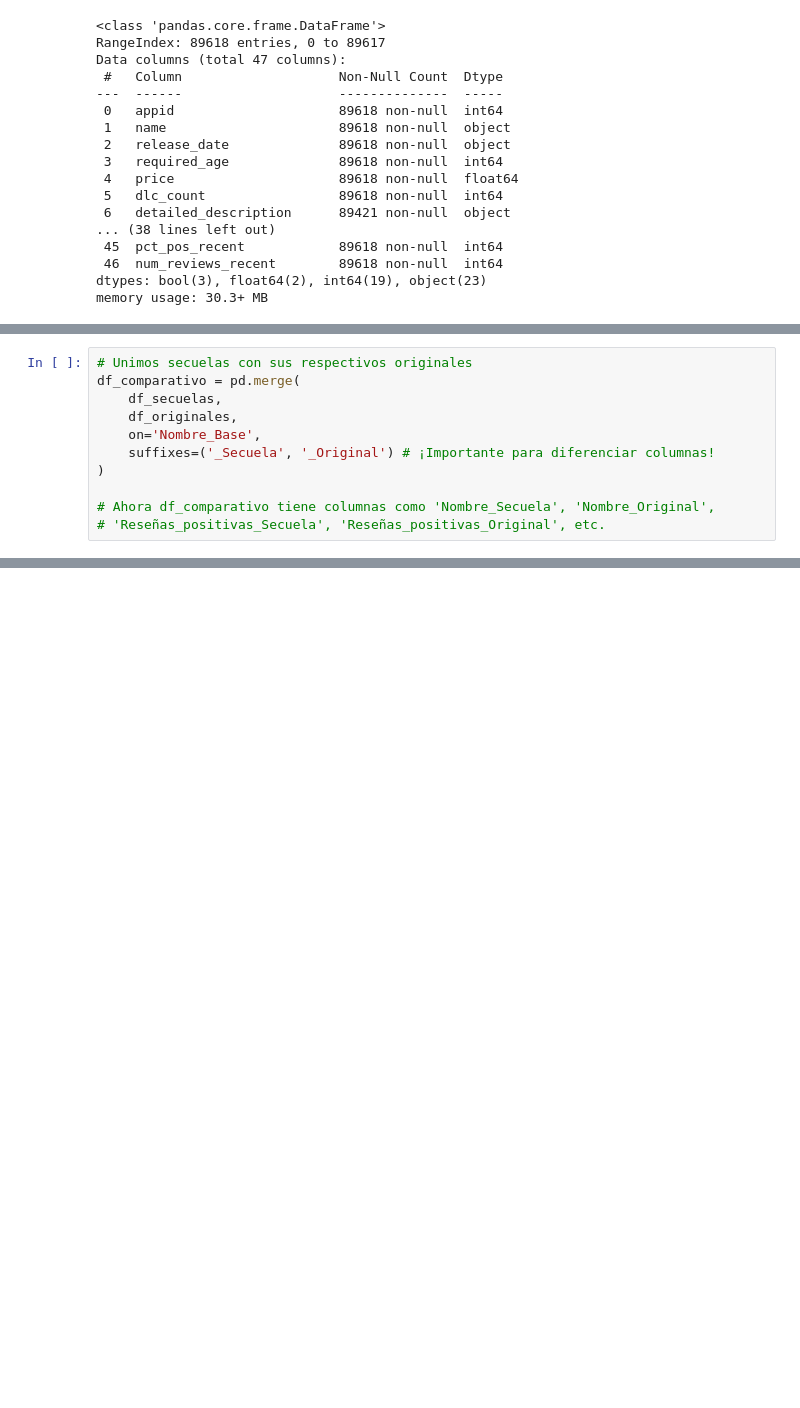
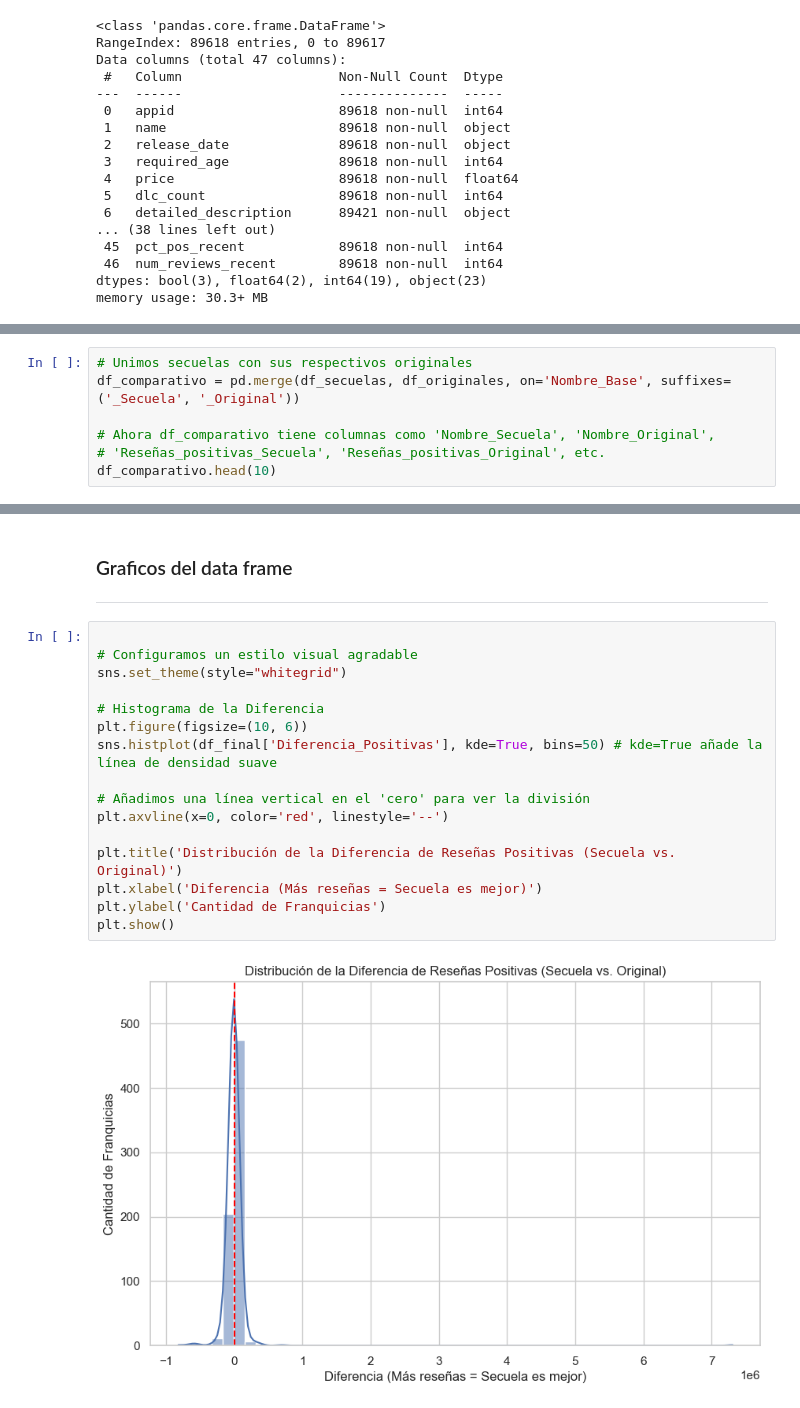
Before and after one commit to claudiocanales721/Proyecto-cs-de-datos, a Jupyter notebook: Partes_separadas_del_proyecto/chichoRM/Proceso.ipynb, the cells around one changed output, grey strips where cells are left out. Drawn from its saved outputs; the diff is of its cells as text; blank space fills up the shorter version.

```diff
--- a/Partes_separadas_del_proyecto/chichoRM/Proceso.ipynb
+++ b/Partes_separadas_del_proyecto/chichoRM/Proceso.ipynb
@@ -193,11 +252,7 @@ df_secuelas.sample(10)
 # %%
 # Unimos secuelas con sus respectivos originales
-df_comparativo = pd.merge(
-    df_secuelas,
-    df_originales,
-    on='Nombre_Base',
-    suffixes=('_Secuela', '_Original') # ¡Importante para diferenciar columnas!
-)
+df_comparativo = pd.merge(df_secuelas, df_originales, on='Nombre_Base', suffixes=('_Secuela', '_Original'))
 
 # Ahora df_comparativo tiene columnas como 'Nombre_Secuela', 'Nombre_Original',
 # 'Reseñas_positivas_Secuela', 'Reseñas_positivas_Original', etc.
+df_comparativo.head(10)
@@ -253,3 +323,24 @@ Try using .loc[row_indexer,col_indexer] = value instead
 
 See the caveats in the documentation: https://pandas.pydata.org/pandas-docs/stable/user_guide/indexing.html#returning-a-view-versus-a-copy
   df_final['Diferencia_Negativas'] = df_final['Reseñas_negativas_Secuela'] - df_final['Reseñas_negativas_Original']
+# %% [markdown]
+### Graficos del data frame
+***
+# %%
+
+# Configuramos un estilo visual agradable
+sns.set_theme(style="whitegrid")
+
+# Histograma de la Diferencia
+plt.figure(figsize=(10, 6))
+sns.histplot(df_final['Diferencia_Positivas'], kde=True, bins=50) # kde=True añade la línea de densidad suave
+
+# Añadimos una línea vertical en el 'cero' para ver la división
+plt.axvline(x=0, color='red', linestyle='--')
+
+plt.title('Distribución de la Diferencia de Reseñas Positivas (Secuela vs. Original)')
+plt.xlabel('Diferencia (Más reseñas = Secuela es mejor)')
+plt.ylabel('Cantidad de Franquicias')
+plt.show()
+# %% [output]
+[figure, added]
```
Also changed, not shown: parts of 30 cells of this notebook.
